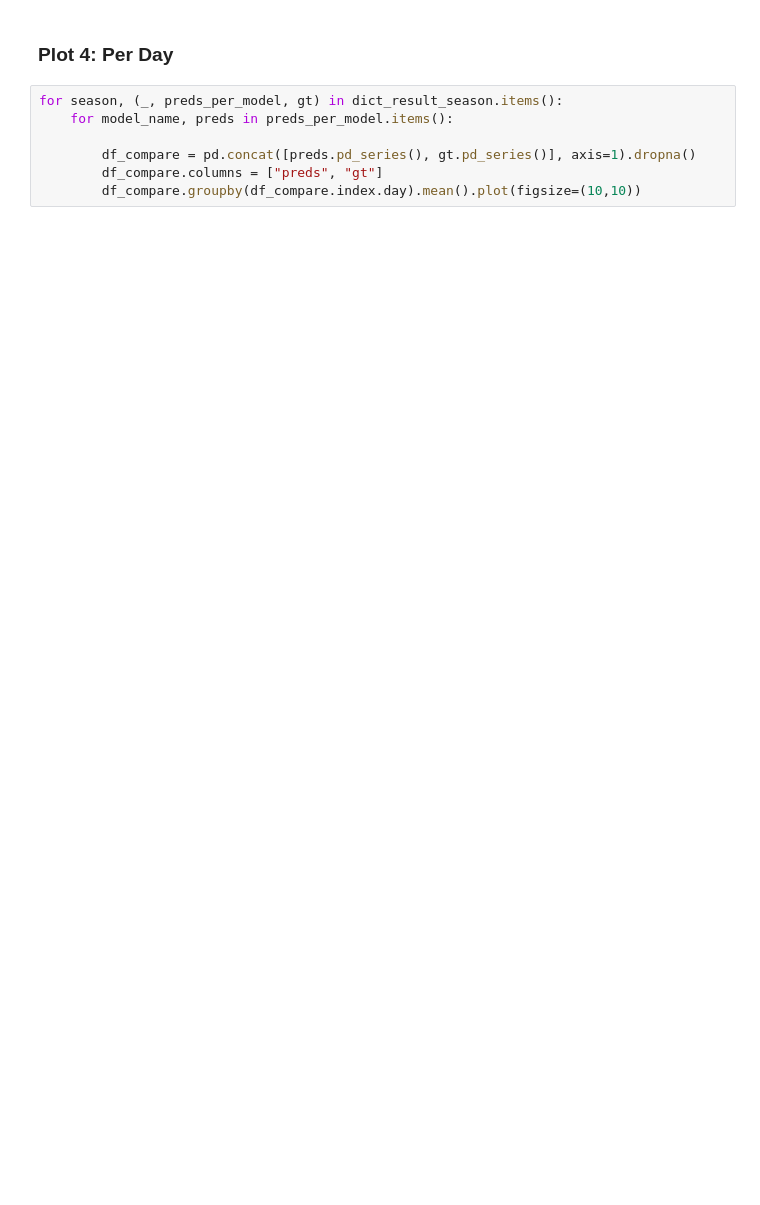
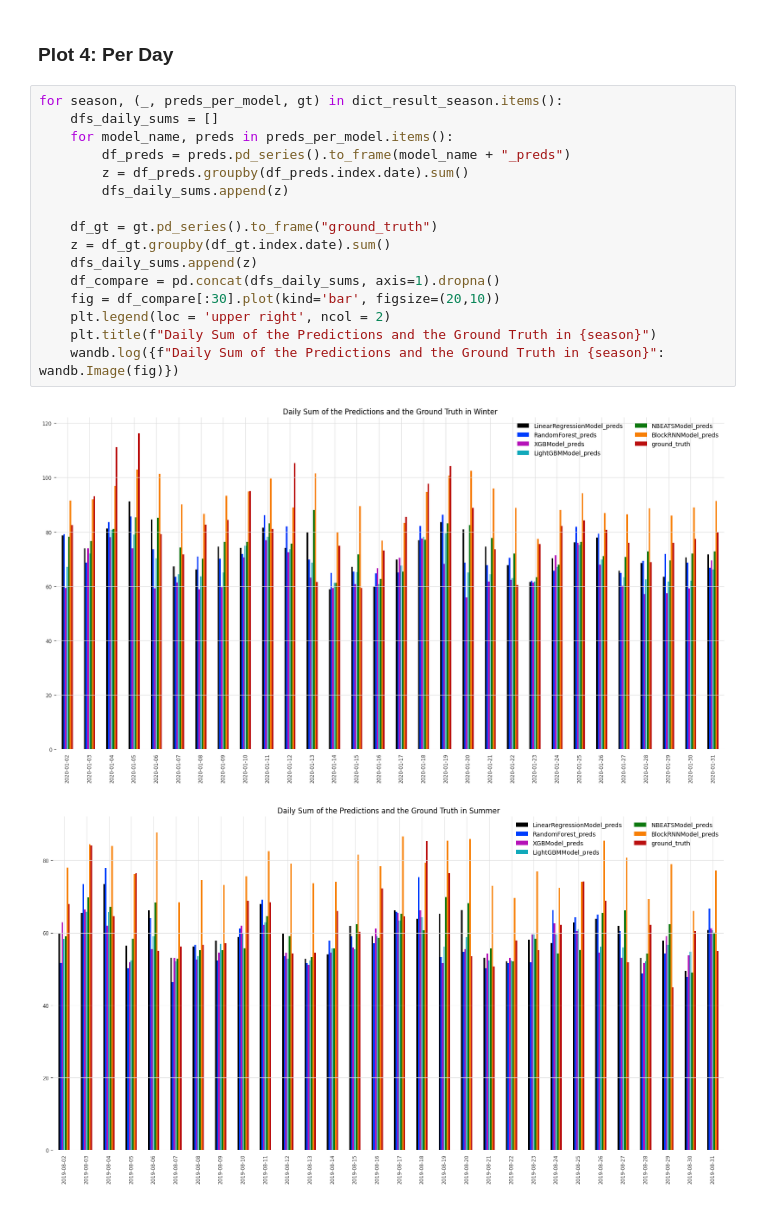
Before and after one commit to tsbyq/WattCast, a Jupyter notebook: bin/forecasting_results.ipynb, the cells around one changed output. Saved outputs shown, nothing was run; the diff lists cells and outputs as text; blank space fills up the shorter version.

```diff
--- a/bin/forecasting_results.ipynb
+++ b/bin/forecasting_results.ipynb
@@ -425,9 +488,21 @@ for season, (historics_per_model, _, gt) in dict_result_season.items():
 # %% [markdown]
 ### Plot 4: Per Day
-# %%
-for season, (_, preds_per_model, gt) in dict_result_season.items():
-    for model_name, preds in preds_per_model.items():
-
-        df_compare = pd.concat([preds.pd_series(), gt.pd_series()], axis=1).dropna()
-        df_compare.columns = ["preds", "gt"]
-        df_compare.groupby(df_compare.index.day).mean().plot(figsize=(10,10))
+# %%
+for season, (_, preds_per_model, gt) in dict_result_season.items():
+    dfs_daily_sums = []
+    for model_name, preds in preds_per_model.items():
+        df_preds = preds.pd_series().to_frame(model_name + "_preds")
+        z = df_preds.groupby(df_preds.index.date).sum()
+        dfs_daily_sums.append(z)
+
+    df_gt = gt.pd_series().to_frame("ground_truth")
+    z = df_gt.groupby(df_gt.index.date).sum()
+    dfs_daily_sums.append(z)
+    df_compare = pd.concat(dfs_daily_sums, axis=1).dropna()
+    fig = df_compare[:30].plot(kind='bar', figsize=(20,10))
+    plt.legend(loc = 'upper right', ncol = 2)
+    plt.title(f"Daily Sum of the Predictions and the Ground Truth in {season}")
+    wandb.log({f"Daily Sum of the Predictions and the Ground Truth in {season}": wandb.Image(fig)})
+# %% [output]
+[figure, added]
+[figure, added]
```
Also changed, not shown: parts of 9 cells of this notebook, 2 other files.
